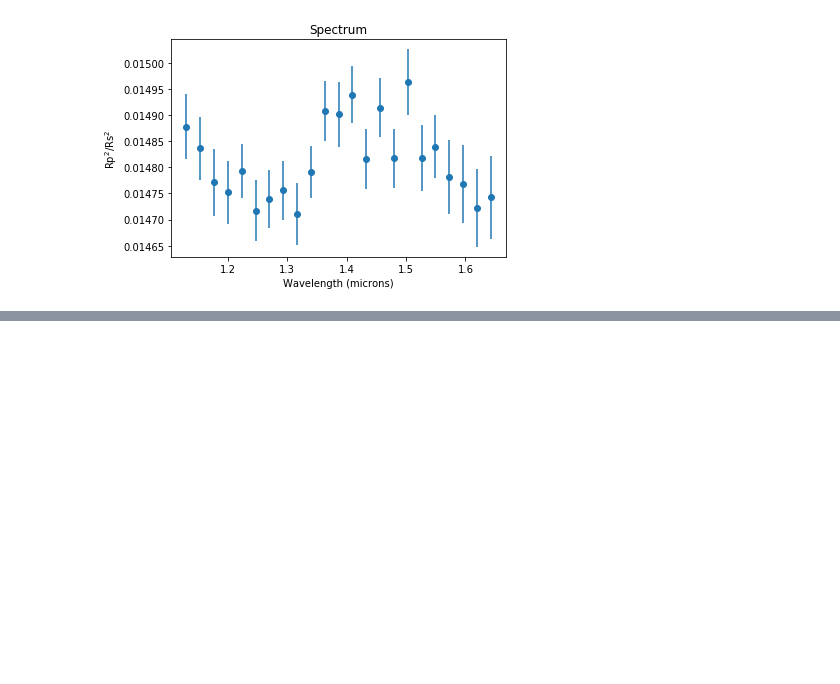
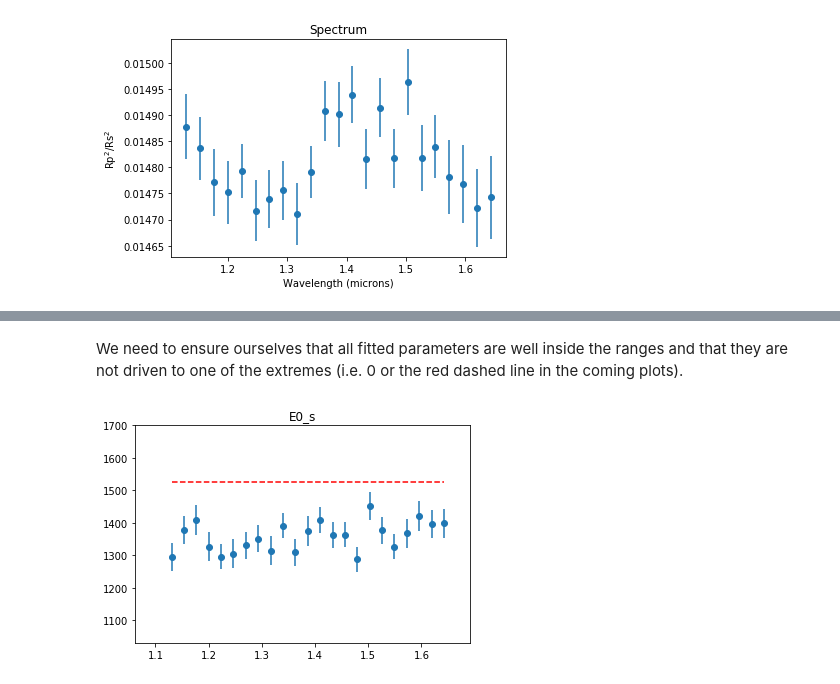
Before and after one commit to Bobpjjacobs/hstscan, a Jupyter notebook: Example fitting with ramp model.ipynb, the cells around one changed output, grey strips where cells are left out. Drawn from its saved outputs; the diff is of its cells as text; code cells hidden in the pictures; blank space fills up the shorter version.

```diff
--- a/Example fitting with ramp model.ipynb
+++ b/Example fitting with ramp model.ipynb
@@ -686,0 +707,12 @@ Text(0.5,0,'Wavelength (microns)')
+# %% [markdown]
+We need to ensure ourselves that all fitted parameters are well inside the ranges and that they are not driven to one of the extremes (i.e. 0 or the red dashed line in the coming plots).
+# %%
+fig = plt.figure()
+plt.plot([bins_avg_wave[0], bins_avg_wave[-1]], [1525.38, 1525.38], '--', color='r')
+plt.errorbar(bins_avg_wave, np.array(opt_cs)[:,13], yerr=np.array(err_cs)[:,13], fmt='o')
+plt.title('E0_s')
+plt.gca().set_xlim(0.94*bins_avg_wave[0], bins_avg_wave[-1]*1.03)
+plt.gca().set_ylim(0.8*np.min(np.array(opt_cs)[:,13]), 1700)
+plt.show()
+# %% [output]
+[figure, added]
```
Also changed, not shown: parts of 4 cells of this notebook, 2 other files.
